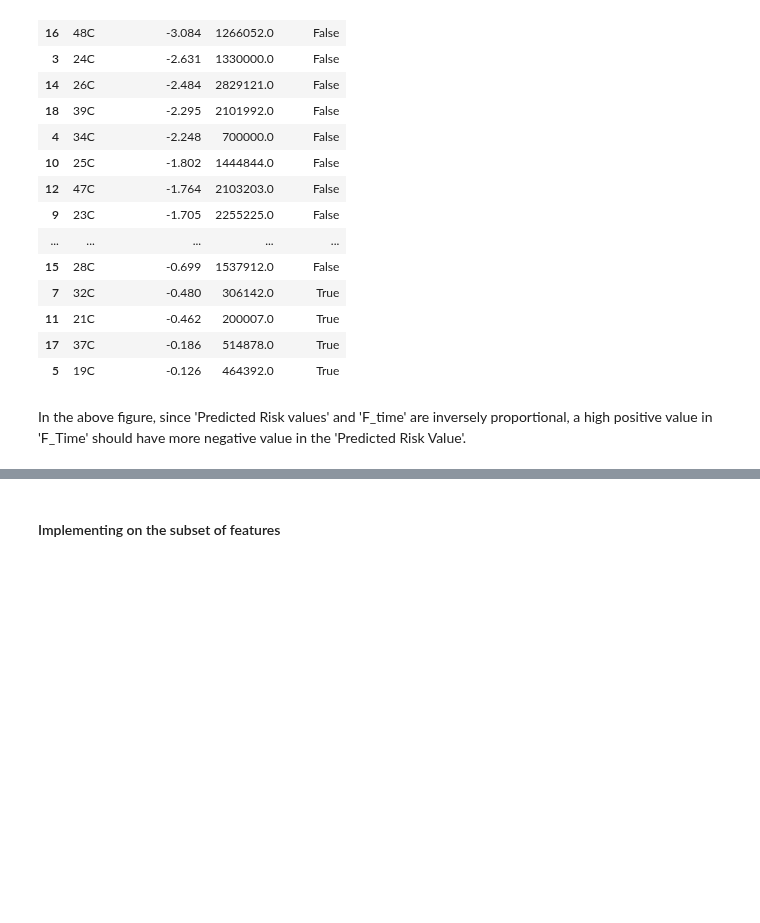
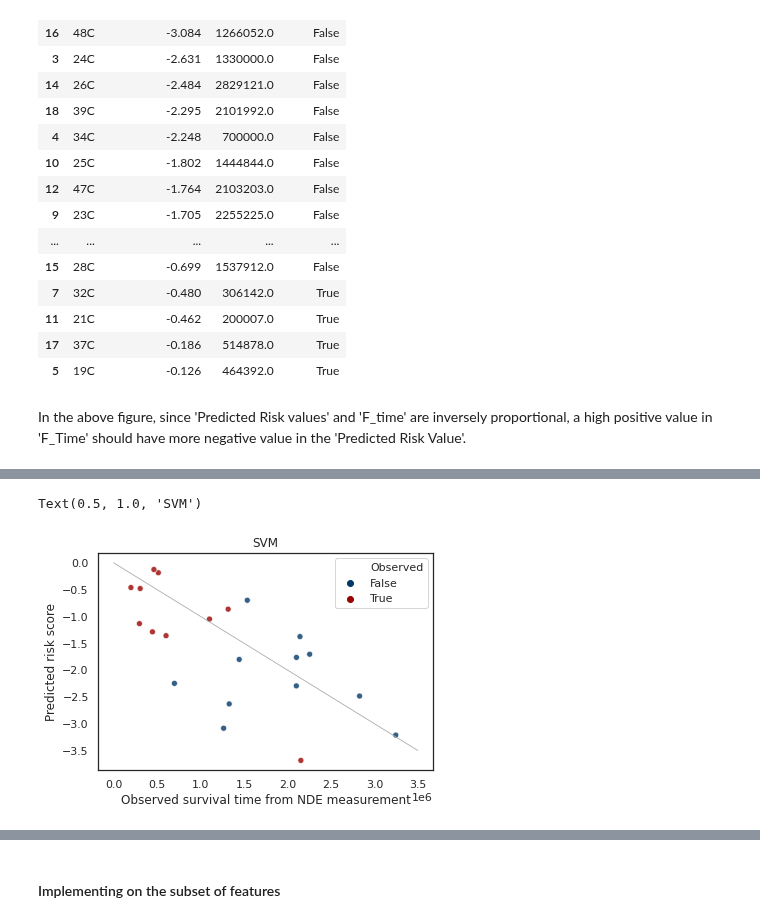
Before and after one commit to Marie-anneMawhin/Oct20_EPRI, a Jupyter notebook: Task3/NB/NB_data_modelling/svm_survival_simulation.ipynb, the cells around one changed output, grey strips where cells are left out. Cells and saved outputs as stored; diff of their text form; code cells hidden in the pictures; blank space fills up the shorter version.

Commit message:
plotted risk scored vs F_time

```diff
--- a/Task3/NB/NB_data_modelling/svm_survival_simulation.ipynb
+++ b/Task3/NB/NB_data_modelling/svm_survival_simulation.ipynb
@@ -460,0 +463,5 @@ In the above figure, since 'Predicted Risk values' and 'F_time' are inversely pr
+# %%
+tune_model = FastSurvivalSVM(alpha=0.0625, fit_intercept=False, max_iter=1000,
+                optimizer='avltree', random_state=2020, rank_ratio=1.0,
+                timeit=False, tol=1e-05, verbose=False)
+tune_model.fit(sc_data_x,data_y_num)
@@ -460,0 +471,8 @@ In the above figure, since 'Predicted Risk values' and 'F_time' are inversely pr
+# %%
+y_pred = tune_model.predict(sc_real_x)
+# %%
+df_results=pd.DataFrame(index=sc_real_x.index)
+df_results["Pred_Risk_Values"]=np.round(y_pred, 3)
+df_results["F_Time"]=real_y_num["F_Time"]
+df_results["Observed"]=real_y_num["Observed"]
+df_results=df_results.sort_values(by='Pred_Risk_Values')
@@ -460,0 +489,12 @@ In the above figure, since 'Predicted Risk values' and 'F_time' are inversely pr
+# %%
+sns.set(style='white')
+sns.scatterplot(x='F_Time', y='Pred_Risk_Values', data=df_results, hue='Observed',
+                alpha=0.8, palette=sns.xkcd_palette(['marine blue', 'deep red'])
+               )
+plt.plot([0, 3500000], [0, -3.5], 'darkgray', lw=0.8)
+plt.xlabel('Observed survival time from NDE measurement')
+plt.ylabel('Predicted risk score')
+plt.title('SVM')
+# %% [output]
+Text(0.5, 1.0, 'SVM')
+[figure, added]
```
Also changed, not shown: parts of 6 cells of this notebook.
